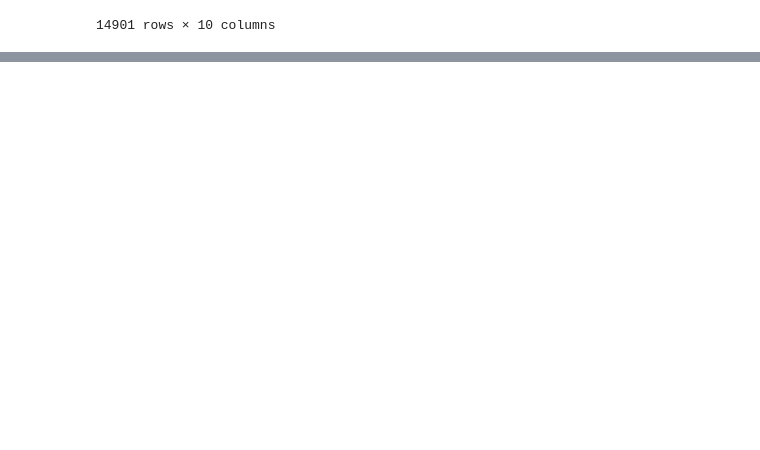
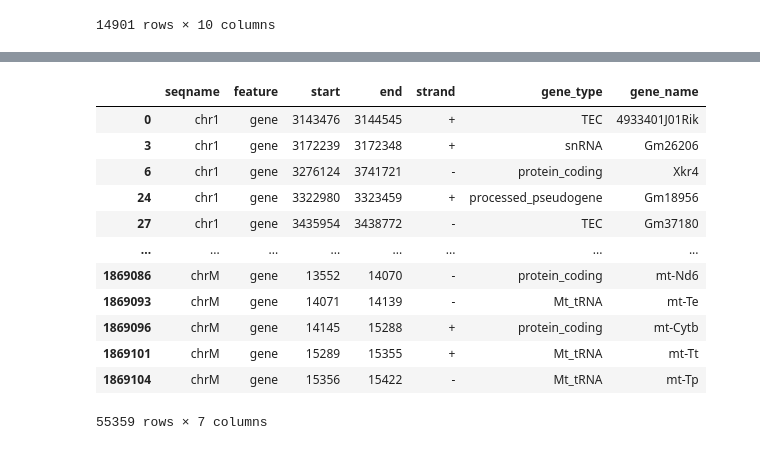
Before and after one commit to DanYeong-Lee/bioinfo1-project, a Jupyter notebook: my_proj/preprocess.ipynb, the cells around one changed output, grey strips where cells are left out. Drawn from its saved outputs; the diff is of its cells as text; code cells hidden in the pictures; blank space fills up the shorter version.

```diff
--- a/my_proj/eda.ipynb
+++ b/my_proj/preprocess.ipynb
@@ -201,0 +237,19 @@ pos_df
+# %%
+# gtf file에서 gene에 해당하는 row만 골라냄
+
+gtf = gtf[gtf.feature == "gene"]
+gtf
+# %% [output]
+|  | seqname | feature | start | end | strand | gene_type | gene_name |
+| 0 | chr1 | gene | 3143476 | 3144545 | + | TEC | 4933401J01Rik |
+| 3 | chr1 | gene | 3172239 | 3172348 | + | snRNA | Gm26206 |
+| 6 | chr1 | gene | 3276124 | 3741721 | - | protein_coding | Xkr4 |
+| 24 | chr1 | gene | 3322980 | 3323459 | + | processed_pseudogene | Gm18956 |
+| 27 | chr1 | gene | 3435954 | 3438772 | - | TEC | Gm37180 |
+| ... | ... | ... | ... | ... | ... | ... | ... |
+| 1869086 | chrM | gene | 13552 | 14070 | - | protein_coding | mt-Nd6 |
+| 1869093 | chrM | gene | 14071 | 14139 | - | Mt_tRNA | mt-Te |
+| 1869096 | chrM | gene | 14145 | 15288 | + | protein_coding | mt-Cytb |
+| 1869101 | chrM | gene | 15289 | 15355 | + | Mt_tRNA | mt-Tt |
+| 1869104 | chrM | gene | 15356 | 15422 | - | Mt_tRNA | mt-Tp |
+55359 rows × 7 columns
```
Also changed, not shown: parts of 20 cells of this notebook, 1 other file.
